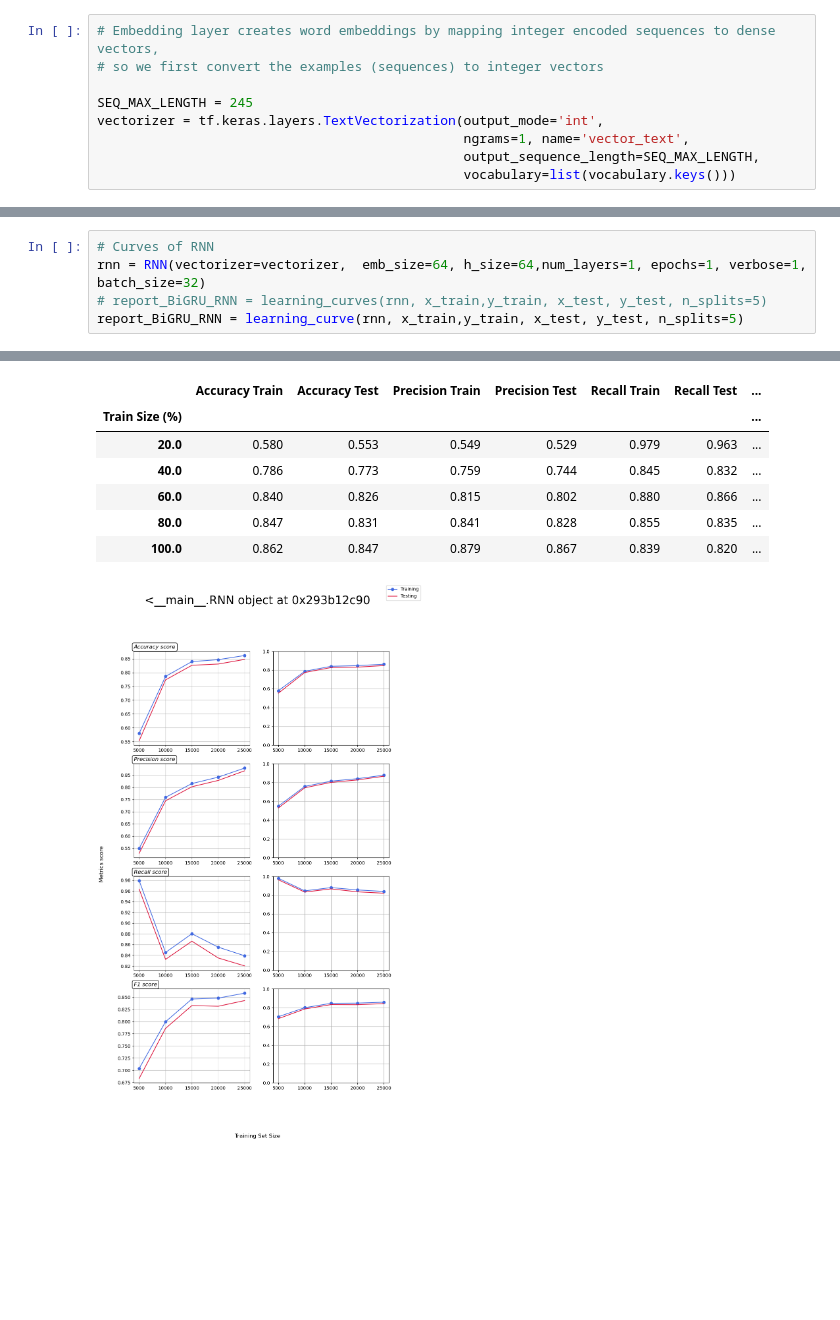
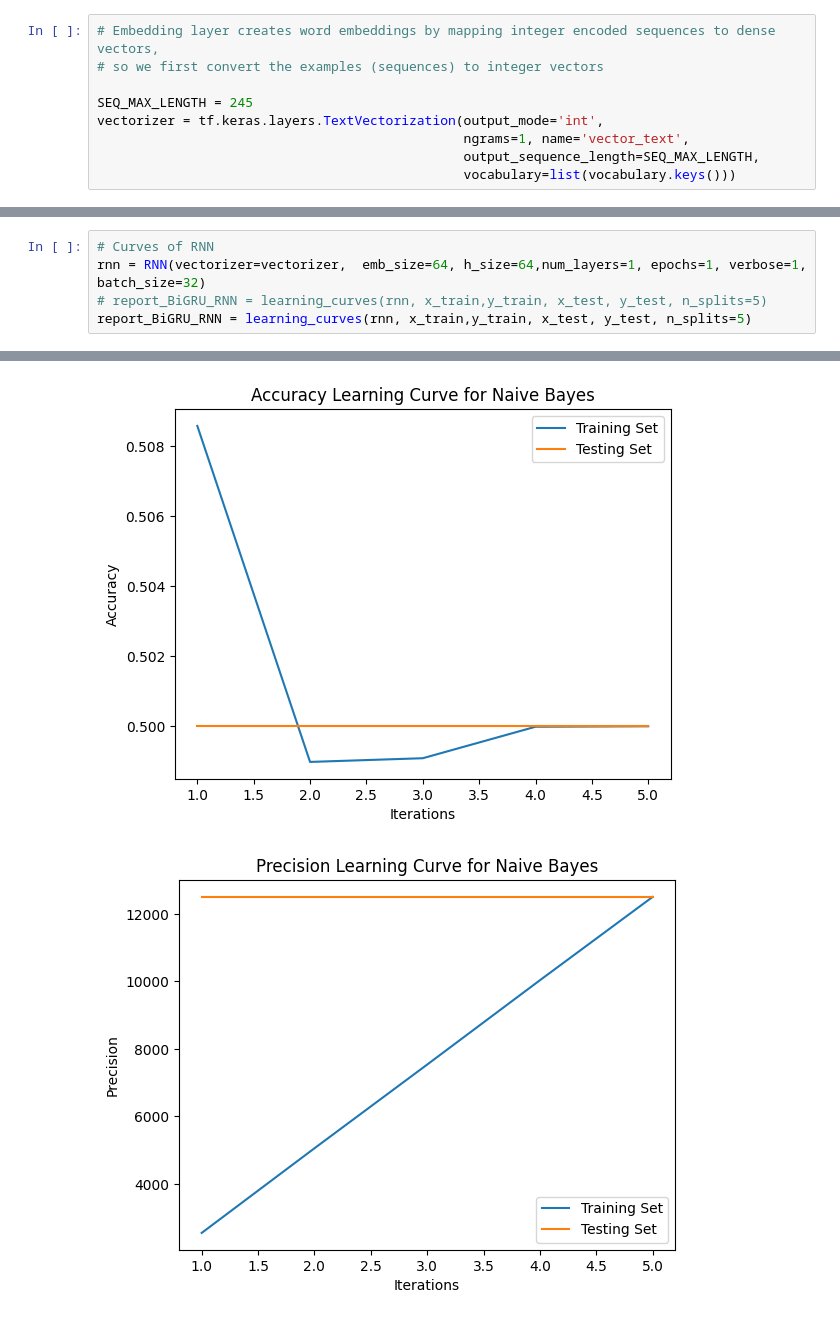
Before and after one commit to GwgwP/AI-Projects, a Jupyter notebook: secondProject/second_project.ipynb, the cells around one changed output, grey strips where cells are left out. Cells and saved outputs as stored; diff of their text form; blank space fills up the shorter version.

```diff
--- a/secondProject/second_project.ipynb
+++ b/secondProject/second_project.ipynb
@@ -862,5 +1197,5 @@ weighted avg       0.85      0.84      0.83     25000
 # Curves of RNN
 rnn = RNN(vectorizer=vectorizer,  emb_size=64, h_size=64,num_layers=1, epochs=1, verbose=1, batch_size=32)
 # report_BiGRU_RNN = learning_curves(rnn, x_train,y_train, x_test, y_test, n_splits=5)
-report_BiGRU_RNN = learning_curve(rnn, x_train,y_train, x_test, y_test, n_splits=5)
+report_BiGRU_RNN = learning_curves(rnn, x_train,y_train, x_test, y_test, n_splits=5)
 # %% [output]
@@ -882,8 +1217,2 @@ report_BiGRU_RNN = learning_curve(rnn, x_train,y_train, x_test, y_test, n_splits
-|  | Accuracy Train | Accuracy Test | Precision Train | Precision Test | Recall Train | Recall Test | ... |
-| Train Size (%) |  |  |  |  |  |  | ... |
-| 20.0 | 0.580 | 0.553 | 0.549 | 0.529 | 0.979 | 0.963 | ... |
-| 40.0 | 0.786 | 0.773 | 0.759 | 0.744 | 0.845 | 0.832 | ... |
-| 60.0 | 0.840 | 0.826 | 0.815 | 0.802 | 0.880 | 0.866 | ... |
-| 80.0 | 0.847 | 0.831 | 0.841 | 0.828 | 0.855 | 0.835 | ... |
-| 100.0 | 0.862 | 0.847 | 0.879 | 0.867 | 0.839 | 0.820 | ... |
-[figure, old version]
+[figure, new version]
+[figure, added]
```
Also changed, not shown: parts of 14 cells of this notebook.
